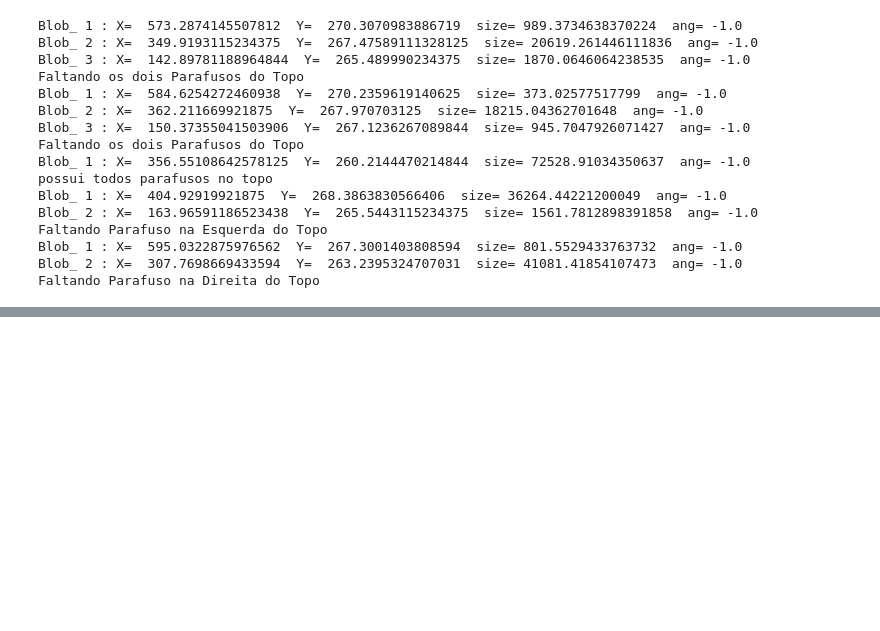
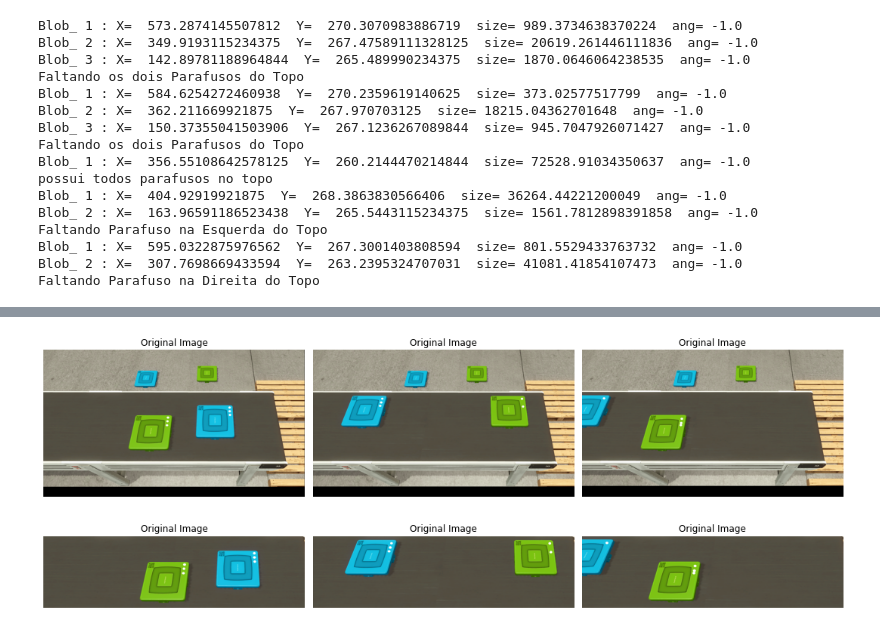
Before and after one commit to fekurita/MachineVision, a Jupyter notebook: APS3/APS3.ipynb, the cells around one changed output, grey strips where cells are left out. Cells and saved outputs as stored; diff of their text form; code cells hidden in the pictures; blank space fills up the shorter version.

```diff
--- a/APS3/APS3.ipynb
+++ b/APS3/APS3.ipynb
@@ -379,0 +383,56 @@ Faltando Parafuso na Direita do Topo
+# %%
+Fig2_Esteira1 = cv2.imread("Figuras_APS3/Fig2_Esteira1.png", cv2.IMREAD_COLOR)
+Fig2_Esteira2 = cv2.imread("Figuras_APS3/Fig2_Esteira2.png", cv2.IMREAD_COLOR)
+Fig2_Esteira3 = cv2.imread("Figuras_APS3/Fig2_Esteira3.png", cv2.IMREAD_COLOR)
+
+Fig2_Esteira1_RGB = cv2.cvtColor(Fig2_Esteira1,cv2.COLOR_BGR2RGB)
+Fig2_Esteira2_RGB = cv2.cvtColor(Fig2_Esteira2,cv2.COLOR_BGR2RGB)
+Fig2_Esteira3_RGB = cv2.cvtColor(Fig2_Esteira3,cv2.COLOR_BGR2RGB)
+
+plt.figure(figsize=(15,10))
+
+plt.subplot(1,3,1)
+plt.imshow(Fig2_Esteira1_RGB, cmap='gray')
+plt.title('Original Image')
+plt.axis('off')
+
+plt.subplot(1,3,2)
+plt.imshow(Fig2_Esteira2_RGB, cmap='gray')
+plt.title('Original Image')
+plt.axis('off')
+
+plt.subplot(1,3,3)
+plt.imshow(Fig2_Esteira3_RGB, cmap='gray')
+plt.title('Original Image')
+plt.axis('off')
+
+plt.tight_layout()
+plt.show()
+# %% [output]
+[figure, added]
+# %%
+Fig2_Esteira1_RGB_Corte =Fig2_Esteira1_RGB [210:Fig2_Esteira1_RGB.shape[0]-200,0:Fig2_Esteira1_RGB.shape[1]-150]
+Fig2_Esteira2_RGB_Corte =Fig2_Esteira2_RGB [210:Fig2_Esteira2_RGB.shape[0]-200,0:Fig2_Esteira2_RGB.shape[1]-150]
+Fig2_Esteira3_RGB_Corte =Fig2_Esteira3_RGB [210:Fig2_Esteira3_RGB.shape[0]-200,0:Fig2_Esteira3_RGB.shape[1]-150]
+
+plt.figure(figsize=(15,10))
+
+plt.subplot(1,3,1)
+plt.imshow(Fig2_Esteira1_RGB_Corte, cmap='gray')
+plt.title('Original Image')
+plt.axis('off')
+
+plt.subplot(1,3,2)
+plt.imshow(Fig2_Esteira2_RGB_Corte, cmap='gray')
+plt.title('Original Image')
+plt.axis('off')
+
+plt.subplot(1,3,3)
+plt.imshow(Fig2_Esteira3_RGB_Corte, cmap='gray')
+plt.title('Original Image')
+plt.axis('off')
+
+plt.tight_layout()
+plt.show()
+# %% [output]
+[figure, added]
```
Also changed, not shown: parts of 2 cells of this notebook.
